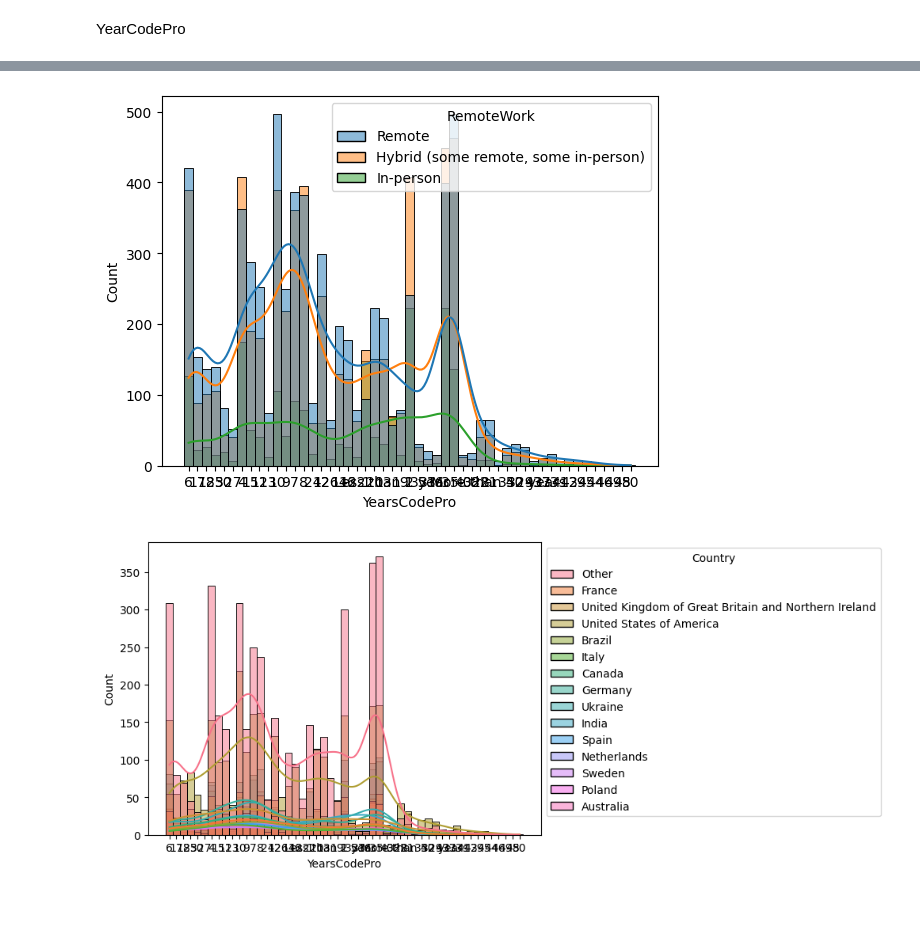
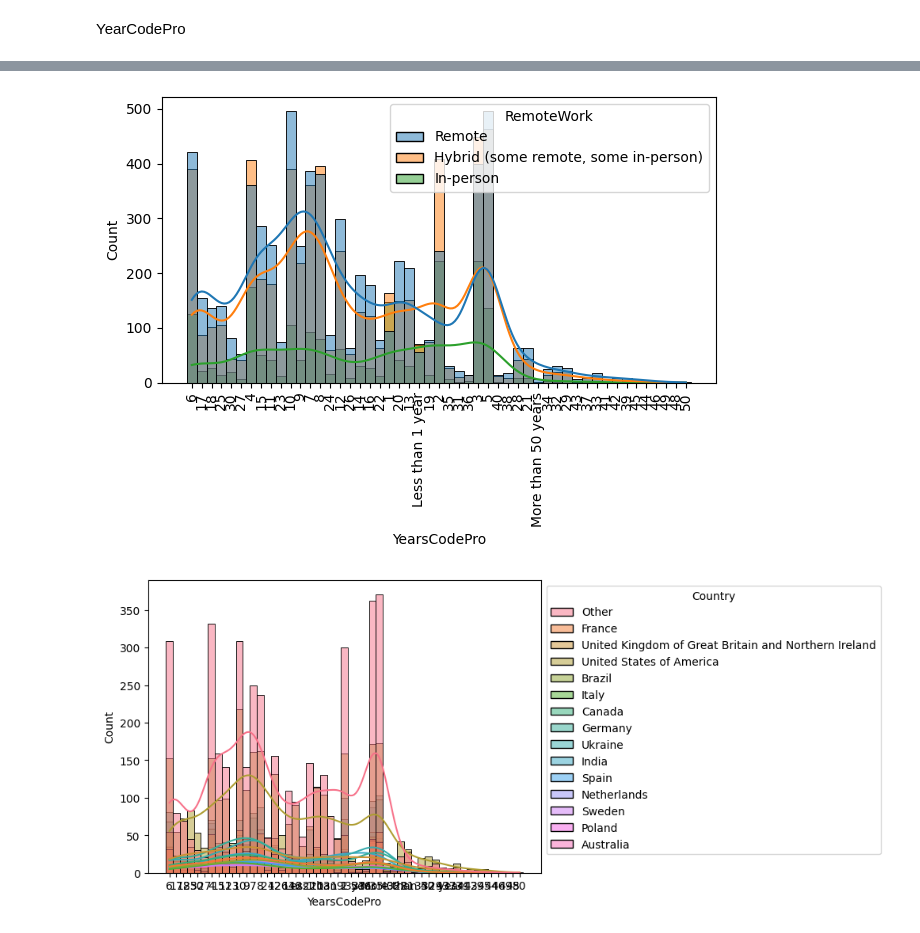
Before and after one commit to madhu99priya/Salary-Prediction, a Jupyter notebook: visual.ipynb, the cells around one changed output, grey strips where cells are left out. Drawn from its saved outputs; the diff is of its cells as text; code cells hidden in the pictures; blank space fills up the shorter version.

Commit message:
modified visualizing

```diff
--- a/visual.ipynb
+++ b/visual.ipynb
@@ -140,8 +145,10 @@ plt.show()
 # %%
 sns.histplot(data=full_df, x="YearsCodePro", hue="RemoteWork", kde=True, bins=30)
+plt.xticks(rotation=90)      # Rotate x-axis labels
+plt.tight_layout()           # Prevents label cut-off
 plt.show()
 # %% [output]
-[figure, old version]
+[figure, new version]
 # %%
 ax = sns.histplot(data=full_df, x="YearsCodePro", hue="Country", kde=True, bins=30)
 sns.move_legend(ax, "upper left", bbox_to_anchor=(1, 1))
```
Also changed, not shown: parts of 2 cells of this notebook.
